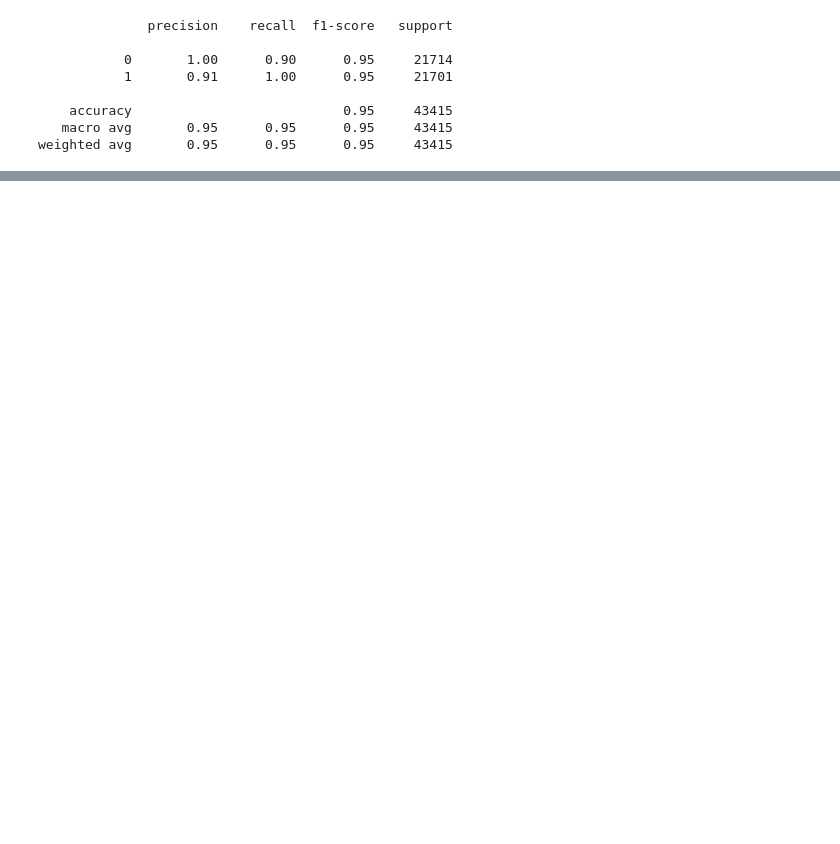
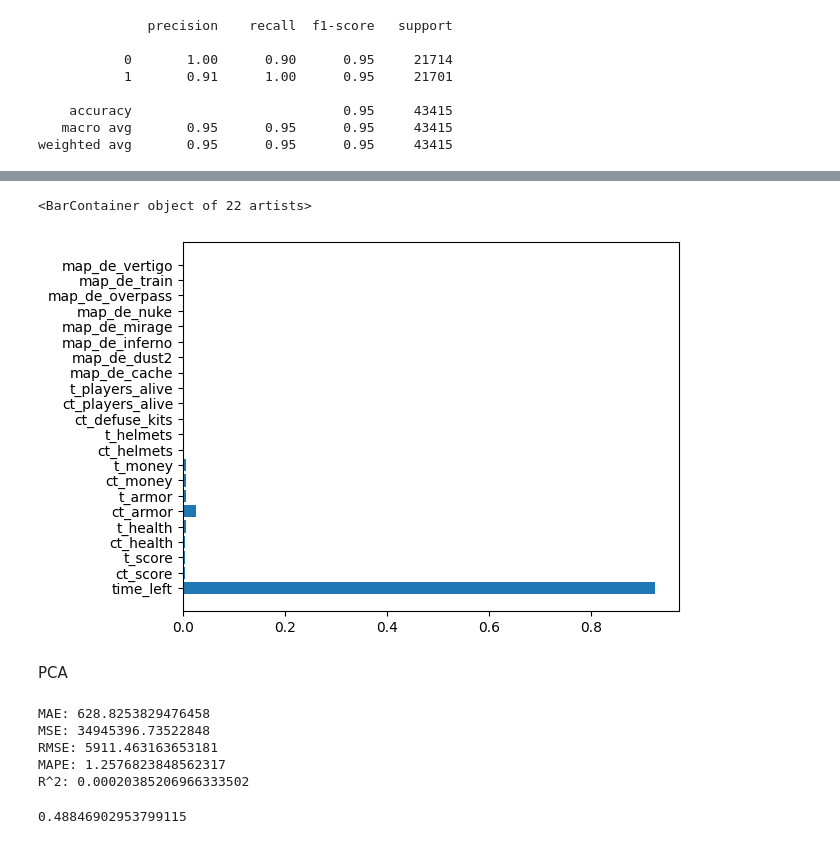
Before and after one commit to Ivanov-666/ML, a Jupyter notebook: notebooks/Lab-7.ipynb, the cells around one changed output, grey strips where cells are left out. Drawn from its saved outputs; the diff is of its cells as text; code cells hidden in the pictures; blank space fills up the shorter version.

```diff
--- a/notebooks/Lab-7.ipynb
+++ b/notebooks/Lab-7.ipynb
@@ -12,4 +13,5 @@ from sklearn.metrics import classification_report
 # %%
 df_regress = pd.read_csv('../datasets/trip_duration_task_pred.csv')
 df_classif = pd.read_csv('../datasets/csgo_task_pred.csv')
+df_classif = df_classif.drop(columns=df_classif.iloc[:,:1], axis=1)
 # %%
@@ -199,0 +211,7 @@ weighted avg       0.95      0.95      0.95     43415
+# %%
+plt.barh(width=tree_cls.feature_importances_, y=X_classif1.columns)
+# %% [output]
+<BarContainer object of 22 artists>
+[figure, added]
+# %% [markdown]
+PCA
@@ -199,0 +223,12 @@ weighted avg       0.95      0.95      0.95     43415
+# %%
+check_regress(X_regress_pca, y_regress)
+# %% [output]
+MAE: 628.8253829476458
+MSE: 34945396.73522848
+RMSE: 5911.463163653181
+MAPE: 1.2576823848562317
+R^2: 0.00020385206966333502
+# %%
+sum(pca.explained_variance_ratio_)
+# %% [output]
+0.48846902953799115
```
Also changed, not shown: parts of 27 cells of this notebook, 1 other file.
